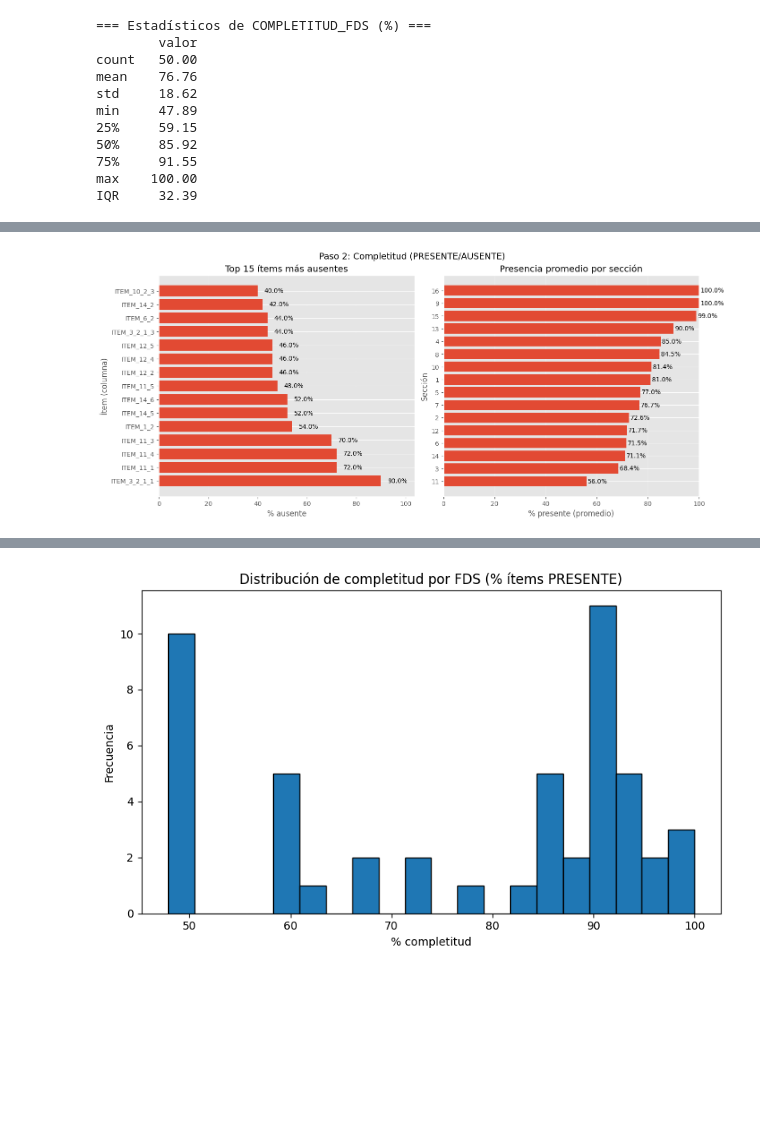
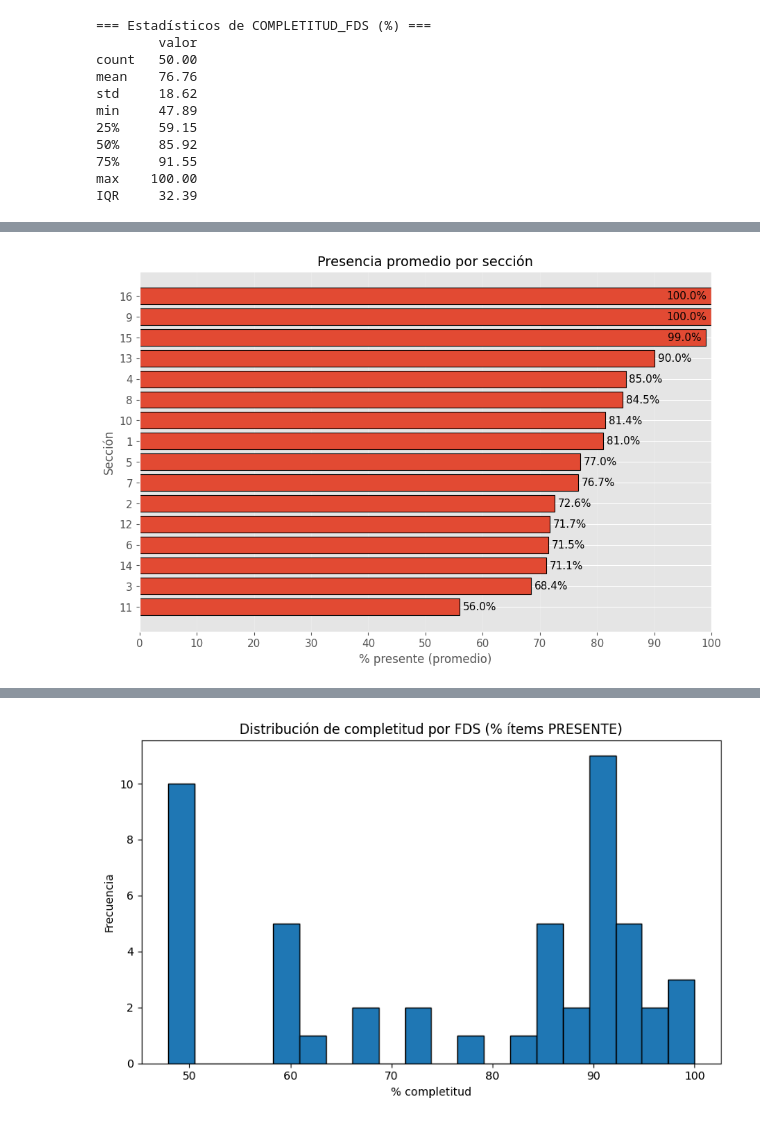
Before and after one commit to jpospinalo/SDS, a Jupyter notebook: notebooks/EDA.ipynb, the cells around one changed output, grey strips where cells are left out. Saved outputs shown, nothing was run; the diff lists cells and outputs as text; code cells hidden in the pictures; blank space fills up the shorter version.

```diff
--- a/notebooks/EDA.ipynb
+++ b/notebooks/EDA.ipynb
@@ -403,42 +411,46 @@ ITEM_10_2_3            0.60           60.0          40.0
 # %%
 import matplotlib.pyplot as plt
 
 plt.style.use("ggplot")
 
-fig, axes = plt.subplots(1, 2, figsize=(14, 6), constrained_layout=True)
-fig.suptitle("Paso 2: Completitud (PRESENTE/AUSENTE)", fontsize=14)
+# ---- Ajustes rápidos ----
+FS_TITLE = 14
+FS_LABEL = 12
+FS_TICK  = 11
+FS_ANN   = 11
 
-# 1) Top 15 ítems más ausentes
-ax = axes[0]
-plot_top = top15_ausentes.sort_values("porc_presente")  # menor presente = más ausente
-bars = ax.barh(plot_top.index.astype(str), plot_top["porc_ausente"])
-ax.set_title("Top 15 ítems más ausentes")
-ax.set_xlabel("% ausente")
-ax.set_ylabel("Ítem (columna)")
+def add_labels_barh(ax, bars, fmt="{:.1f}%", inset_threshold=97.0, pad_out=0.6, pad_in=0.8):
+    """Etiqueta fuera salvo cerca del 100%, donde se escribe dentro para evitar recorte."""
+    for b in bars:
+        w = float(b.get_width())
+        y = b.get_y() + b.get_height() / 2
+
+        if w >= inset_threshold:
+            ax.text(w - pad_in, y, fmt.format(w), va="center", ha="right", fontsize=FS_ANN)
+        else:
+            ax.text(w + pad_out, y, fmt.format(w), va="center", ha="left", fontsize=FS_ANN)
+
+# --- Datos ordenados ---
+sec_plot = tabla_seccion_presence.sort_values("porc_presente_prom", ascending=True)
+
+# --- Figura ---
+fig, ax = plt.subplots(1, 1, figsize=(9, 6), constrained_layout=True)
+ax.set_title("Presencia promedio por sección", fontsize=FS_TITLE)
+
+bars = ax.barh(sec_plot["seccion"].astype(str), sec_plot["porc_presente_prom"], edgecolor="black", linewidth=0.8)
+
+ax.set_xlabel("% presente (promedio)", fontsize=FS_LABEL)
+ax.set_ylabel("Sección", fontsize=FS_LABEL)
+
+ax.set_xlim(0, 100)
+ax.set_xticks(range(0, 101, 10))
+ax.tick_params(axis="both", labelsize=FS_TICK)
+
 ax.grid(True, axis="x", alpha=0.25)
+ax.margins(x=0.02)  # un poco de aire a la derecha
 
-xmax = plot_top["porc_ausente"].max() if len(plot_top) else 0
-pad = max(0.03 * xmax, 0.2) if xmax else 0.2
-ax.set_xlim(0, xmax * 1.15 if xmax else 1)
-
-for b in bars:
-    w = b.get_width()
-    ax.text(w + pad, b.get_y() + b.get_height()/2, f"{w:.1f}%", va="center")
-
-# 2) Presencia promedio por sección
-ax = axes[1]
-sec_plot = tabla_seccion_presence.sort_values("porc_presente_prom")
-bars = ax.barh(sec_plot["seccion"].astype(str), sec_plot["porc_presente_prom"])
-ax.set_title("Presencia promedio por sección")
-ax.set_xlabel("% presente (promedio)")
-ax.set_ylabel("Sección")
-ax.set_xlim(0, 100)
-ax.grid(True, axis="x", alpha=0.25)
-
-for b in bars:
-    w = b.get_width()
-    ax.text(w + 0.5, b.get_y() + b.get_height()/2, f"{w:.1f}%", va="center")
+add_labels_barh(ax, bars, inset_threshold=97.0)
 
 plt.show()
 # %% [output]
-[figure, old version]
+[figure, new version]
```
Also changed, not shown: parts of 7 cells of this notebook.
